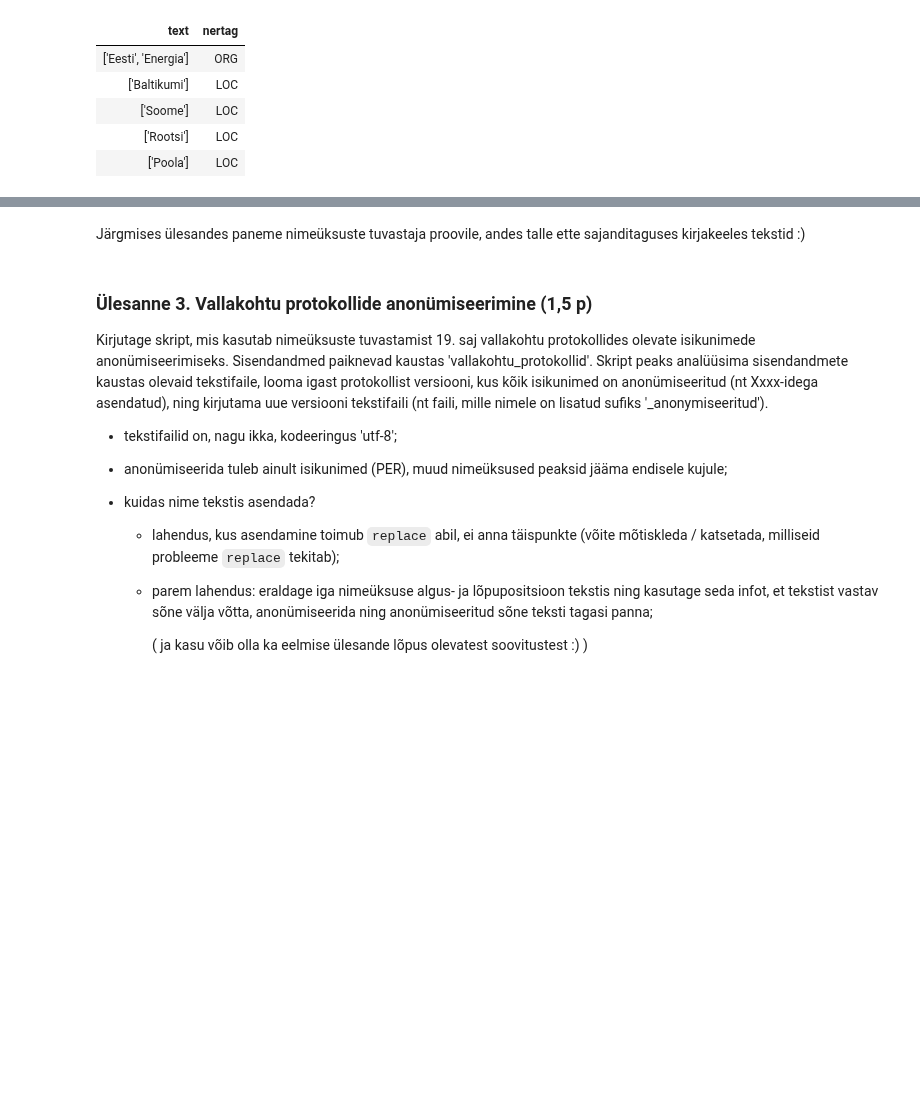
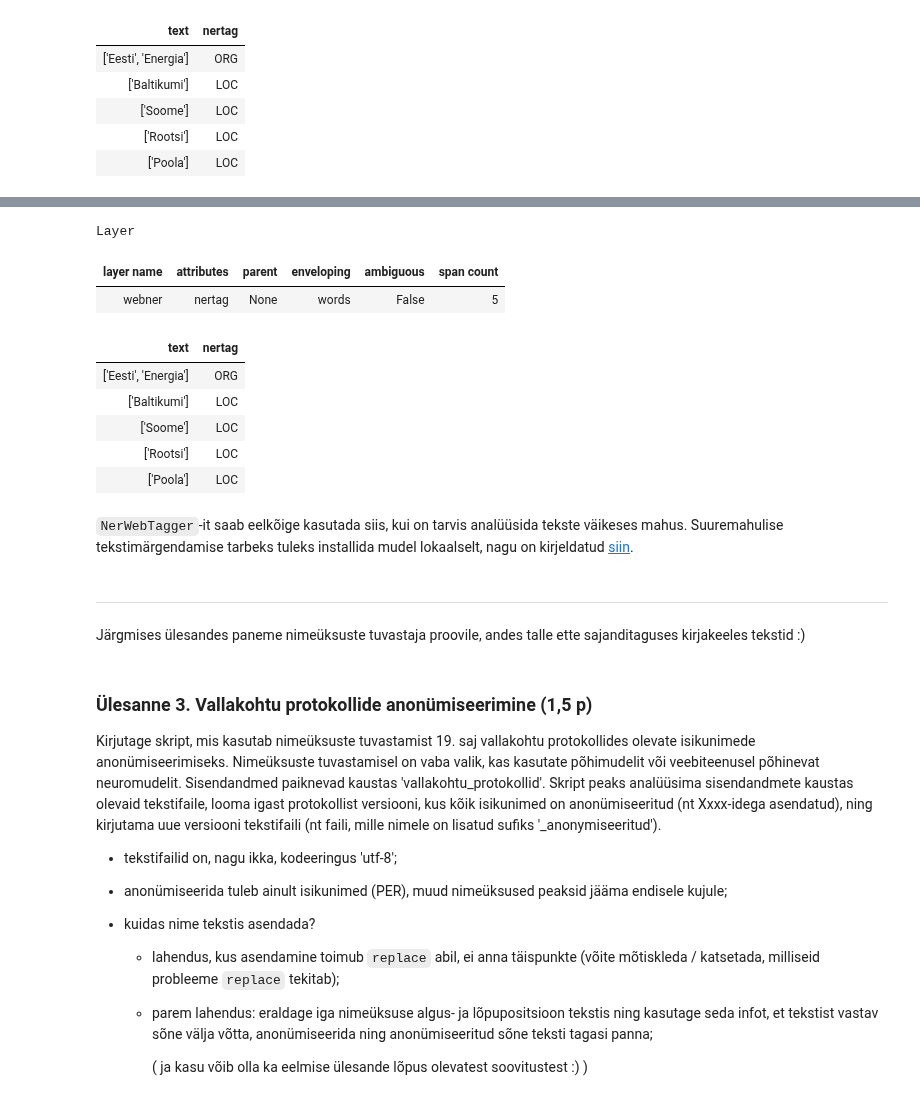
Before and after one commit to d009/EstNLP, a Jupyter notebook: Praktikum5/Praktikum_5.ipynb, the cells around one changed output, grey strips where cells are left out. Saved outputs shown, nothing was run; the diff lists cells and outputs as text; code cells hidden in the pictures; blank space fills up the shorter version.

```diff
--- a/Praktikum5/Praktikum_5.ipynb
+++ b/Praktikum5/Praktikum_5.ipynb
@@ -376,0 +420,9 @@ Layer
+# %%
+from estnltk import Text
+from estnltk.web_taggers import NerWebTagger
+
+# Loome veebiteenust kasutava nimeüksuste tuvastaja
+ner_web_tagger = NerWebTagger()
+
+# Uurime märgendaja konfiguratsiooni
+ner_web_tagger
@@ -377,9 +438,37 @@ Layer
+# %%
+from estnltk import Text
+# tekitame näidisteksti
+t = Text(''' Eesti Energia tegutseb Baltikumi, Soome, Rootsi ja Poola elektri- ja gaasimüügi turgudel ning rahvusvahelisel vedelkütuste turul. ''')
+
+# lisame tekstile vajaminevad kihid
+t.tag_layer( ner_web_tagger.input_layers )
+
+# lisame nimeüksuste märgenduse (veebiteenuse abil)
+ner_web_tagger.tag(t)
+
+# Uurime tulemusi
+t.webner
+# %% [output]
+Layer
+| layer name | attributes | parent | enveloping | ambiguous | span count |
+| webner | nertag | None | words | False | 5 |
+| text | nertag |
+| ['Eesti', 'Energia'] | ORG |
+| ['Baltikumi'] | LOC |
+| ['Soome'] | LOC |
+| ['Rootsi'] | LOC |
+| ['Poola'] | LOC |
+# %% [markdown]
+`NerWebTagger`-it saab eelkõige kasutada siis, kui on tarvis analüüsida tekste väikeses mahus.
+Suuremahulise tekstimärgendamise tarbeks tuleks installida mudel lokaalselt, nagu on kirjeldatud [siin](https://nbviewer.org/github/estnltk/estnltk/blob/main/tutorials/nlp_pipeline/D_information_extraction/02_named_entities.ipynb#Local-installation).
+# %% [markdown]
+---
 # %% [markdown]
 Järgmises ülesandes paneme nimeüksuste tuvastaja proovile, andes talle ette sajanditaguses kirjakeeles tekstid :)
 # %% [markdown]
 ### Ülesanne 3. Vallakohtu protokollide anonümiseerimine (1,5 p)
 
-Kirjutage skript, mis kasutab nimeüksuste tuvastamist 19. saj vallakohtu protokollides olevate isikunimede anonümiseerimiseks. Sisendandmed paiknevad kaustas 'vallakohtu_protokollid'. Skript peaks analüüsima sisendandmete kaustas olevaid tekstifaile, looma igast protokollist versiooni, kus kõik isikunimed on anonümiseeritud (nt Xxxx-idega asendatud), ning kirjutama uue versiooni tekstifaili (nt faili, mille nimele on lisatud sufiks '\_anonymiseeritud').
+Kirjutage skript, mis kasutab nimeüksuste tuvastamist 19. saj vallakohtu protokollides olevate isikunimede anonümiseerimiseks. Nimeüksuste tuvastamisel on vaba valik, kas kasutate põhimudelit või veebiteenusel põhinevat neuromudelit. Sisendandmed paiknevad kaustas 'vallakohtu_protokollid'. Skript peaks analüüsima sisendandmete kaustas olevaid tekstifaile, looma igast protokollist versiooni, kus kõik isikunimed on anonümiseeritud (nt Xxxx-idega asendatud), ning kirjutama uue versiooni tekstifaili (nt faili, mille nimele on lisatud sufiks '\_anonymiseeritud').
 
 - tekstifailid on, nagu ikka, kodeeringus 'utf-8';
 - anonümiseerida tuleb ainult isikunimed (PER), muud nimeüksused peaksid jääma endisele kujule;
```
Also changed, not shown: parts of 14 cells of this notebook, 1 other file.
